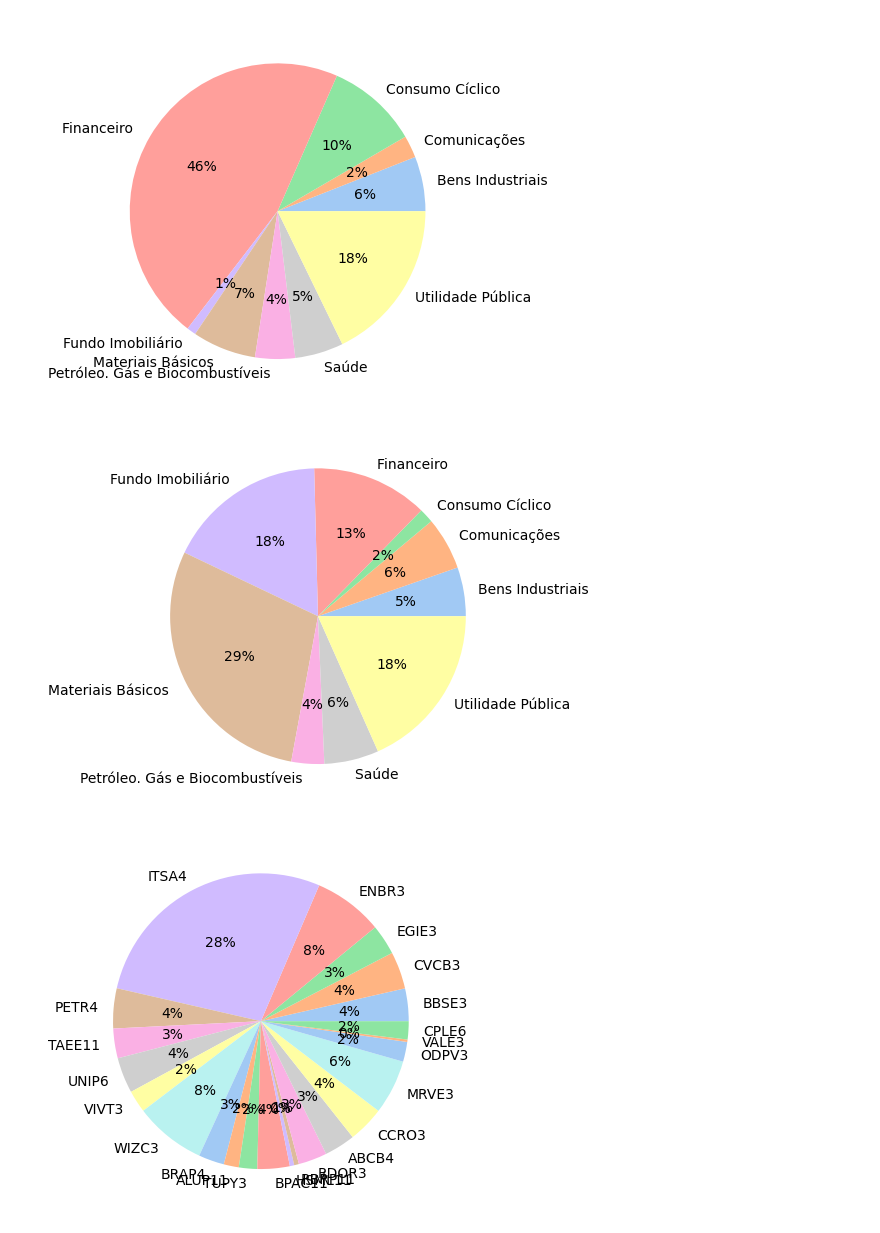
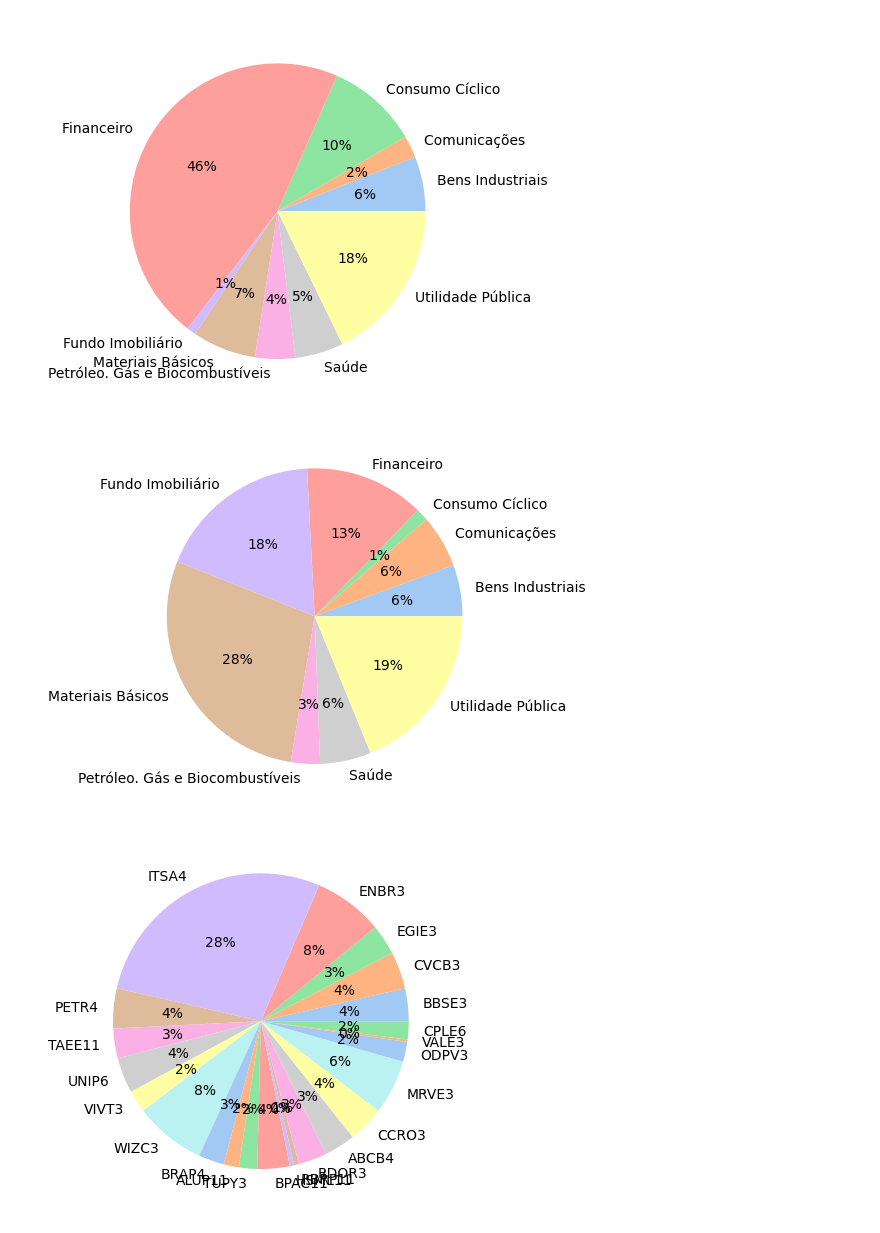
Before and after one commit to LucianoBatista/finance-app, a Jupyter notebook: stocks.ipynb, the cells around one changed output. Drawn from its saved outputs; the diff is of its cells as text; code cells hidden in the pictures.

```diff
--- a/stocks.ipynb
+++ b/stocks.ipynb
@@ -18,6 +18,6 @@ MONTHS = [
     "dec",
 ]
 
-CURRENTLY_MONTH = "mar"
+CURRENTLY_MONTH = "jun"
 # %%
 # read from json
@@ -89,17 +89,17 @@ df_prices = pd.DataFrame(index=stocks)
 for month in MONTHS:
     if month == CURRENTLY_MONTH:
         break
-    data_final = f'2023-{MONTHS.index(month)+1}-01'
+    data_final = f"2023-{MONTHS.index(month)+2}-01"
 
-    stocks = df.index.to_list()
+    stocks = df_qtd.index.to_list()
     closing_price = []
 
     for stock in stocks:
-        prices = web.DataReader(f'{stock}.SA', start=data_inicial, end=data_final)
+        prices = web.DataReader(f"{stock}.SA", start=data_inicial, end=data_final)
         if prices.shape[0] == 0:
             closing_price.append(0)
         else:
-            closing_price.append(prices['Adj Close'].to_list()[-1])
+            closing_price.append(prices["Adj Close"].to_list()[-1])
 
     df_prices[month] = closing_price
 
@@ -200,6 +226,6 @@ sectors = {
     "MRVE3": "Consumo Cíclico / Construção Civil / Incorporações",
     "ODPV3": "Saúde / Serv.Méd.Hospit..Análises e Diagnósticos / Serv.Méd.Hospit..Análises e Diagnósticos",
     "VALE3": "Materiais Básicos / Mineração / Minerais Metálicos",
-    "CPLE6": "Utilidade Pública / Energia Elétrica / Energia Elétrica"
+    "CPLE6": "Utilidade Pública / Energia Elétrica / Energia Elétrica",
 }
 # %%
@@ -223,25 +255,31 @@ plt.show()
 # %% [output]
 [figure]
 # %%
-companies_sectors_df = pd.DataFrame({"companies": sectors.keys(), "sector": sectors.values()})
-companies_sectors_df["sector_simple"] = companies_sectors_df["sector"].str.split("/").map(lambda x: x[0])
+companies_sectors_df = pd.DataFrame(
+    {"companies": sectors.keys(), "sector": sectors.values()}
+)
+companies_sectors_df["sector_simple"] = (
+    companies_sectors_df["sector"].str.split("/").map(lambda x: x[0])
+)
 
-sector_pie = df_prices.merge(
-    companies_sectors_df,
-    left_index=True,
-    right_on="companies",
-    how="left"
-).groupby("sector_simple")["feb"].agg(sum).reset_index()
+sector_pie = (
+    df_prices.merge(
+        companies_sectors_df, left_index=True, right_on="companies", how="left"
+    )
+    .groupby("sector_simple")["feb"]
+    .agg(sum)
+    .reset_index()
+)
 
 quantities = sector_pie["feb"]
 labels = sector_pie["sector_simple"]
 
-colors = sns.color_palette('pastel')[0:13]
+colors = sns.color_palette("pastel")[0:13]
 
-plt.pie(quantities, labels = labels, colors = colors, autopct='%.0f%%')
+plt.pie(quantities, labels=labels, colors=colors, autopct="%.0f%%")
 plt.show()
 # %% [output]
-[figure, old version]
+[figure, new version]
 # %%
 # pie by company
 quantities = df_qtd["feb"]
```
Also changed, not shown: parts of 13 cells of this notebook, 5 other files.
